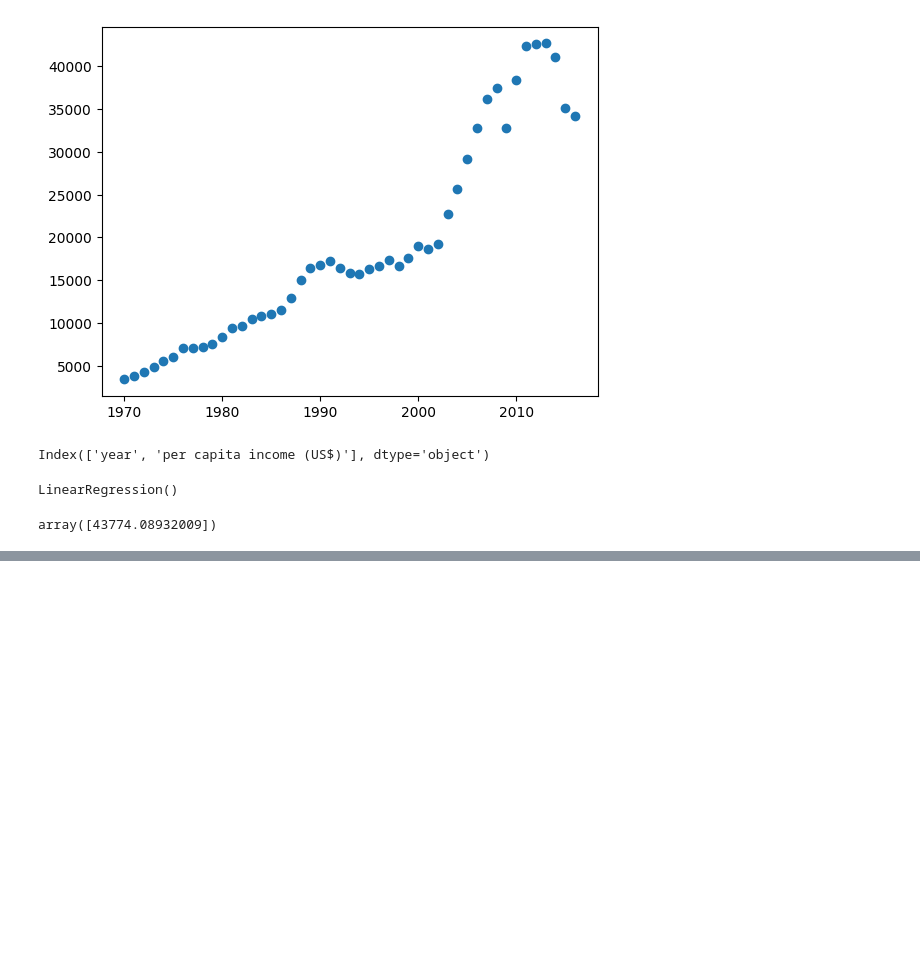
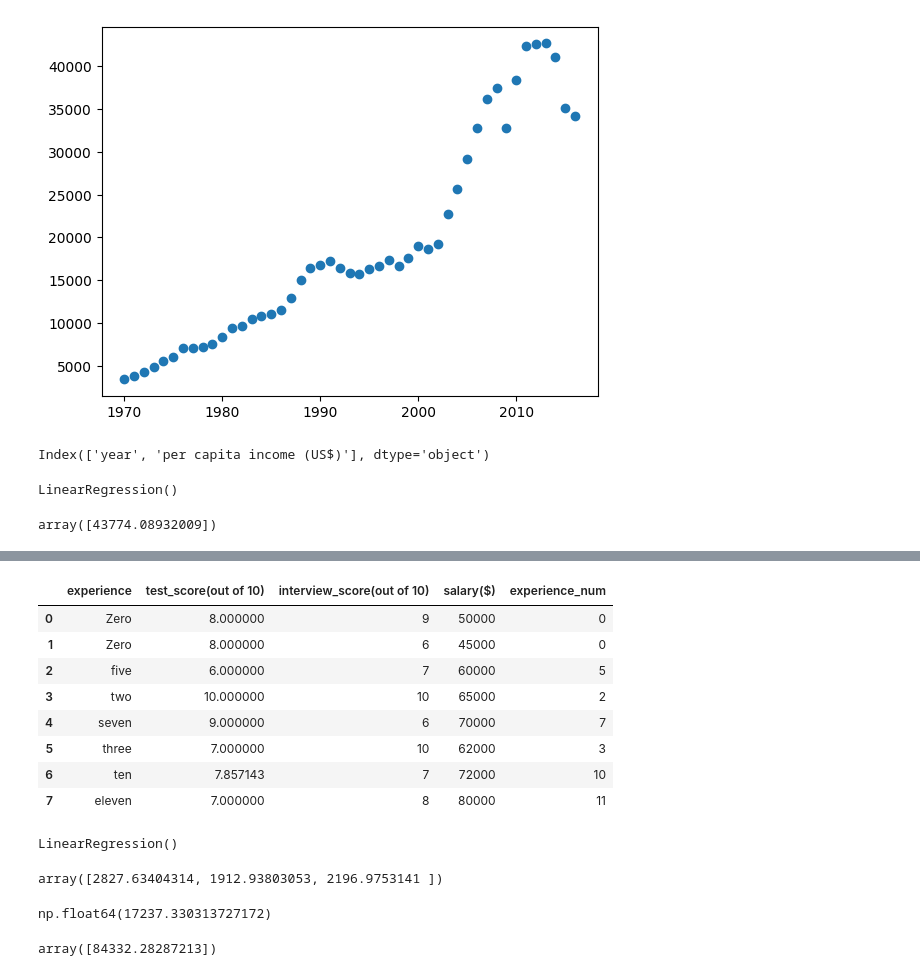
Before and after one commit to mvuddandi/ML-StatModels, a Jupyter notebook: Linear_regressions.ipynb, the cells around one changed output, grey strips where cells are left out. Cells and saved outputs as stored; diff of their text form; code cells hidden in the pictures; blank space fills up the shorter version.

Commit message:
Created using Colab with the Multivariate Linear Regressions

```diff
--- a/Linear_regressions.ipynb
+++ b/Linear_regressions.ipynb
@@ -97,0 +165,14 @@ array([43774.08932009])
+# %%
+df_mvhd['test_score(out of 10)'] = df_mvhd['test_score(out of 10)'].fillna(med_tc)
+# %%
+df_mvhd
+# %% [output]
+|  | experience | test_score(out of 10) | interview_score(out of 10) | salary($) | experience_num |
+| 0 | Zero | 8.000000 | 9 | 50000 | 0 |
+| 1 | Zero | 8.000000 | 6 | 45000 | 0 |
+| 2 | five | 6.000000 | 7 | 60000 | 5 |
+| 3 | two | 10.000000 | 10 | 65000 | 2 |
+| 4 | seven | 9.000000 | 6 | 70000 | 7 |
+| 5 | three | 7.000000 | 10 | 62000 | 3 |
+| 6 | ten | 7.857143 | 7 | 72000 | 10 |
+| 7 | eleven | 7.000000 | 8 | 80000 | 11 |
@@ -97,0 +181,16 @@ array([43774.08932009])
+# %%
+mvmodel.fit (df_mvhd[['experience_num','test_score(out of 10)','interview_score(out of 10)']],df_mvhd['salary($)'])
+# %% [output]
+LinearRegression()
+# %%
+mvmodel.coef_
+# %% [output]
+array([2827.63404314, 1912.93803053, 2196.9753141 ])
+# %%
+mvmodel.intercept_
+# %% [output]
+np.float64(17237.330313727172)
+# %%
+mvmodel.predict([[12,7,9]])
+# %% [output]
+array([84332.28287213])
```
Also changed, not shown: parts of 10 cells of this notebook.
